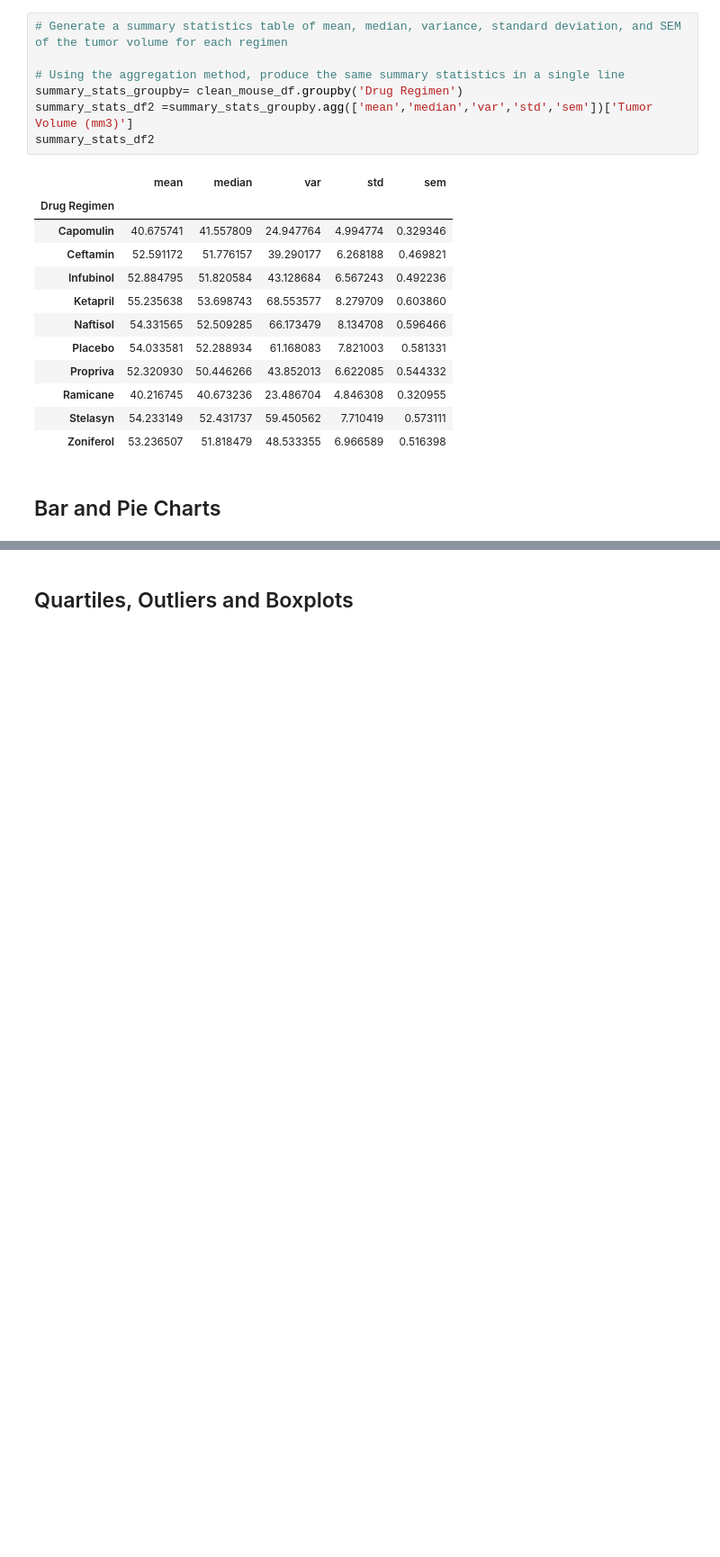
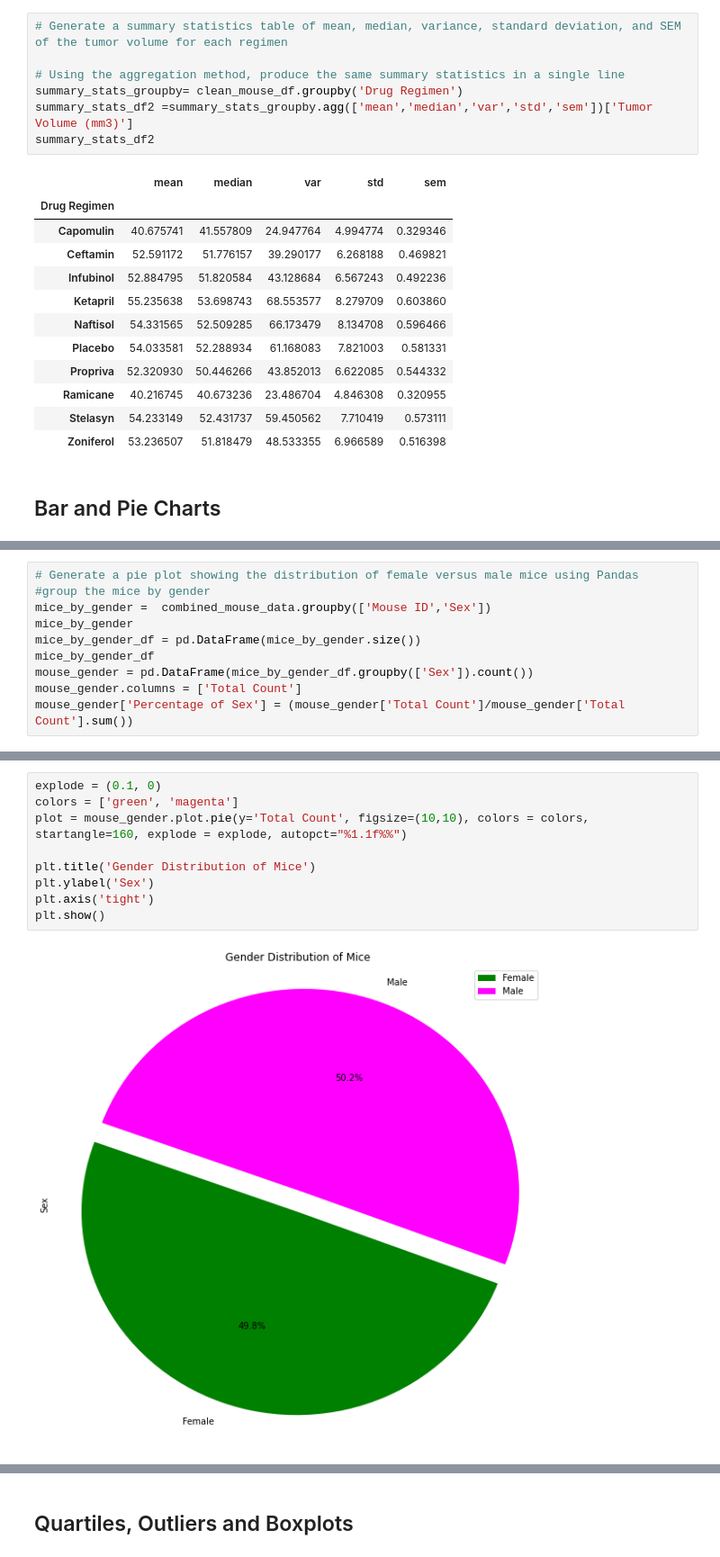
Before and after one commit to couma-dev/Matplotlib-Challenge, a Jupyter notebook: 05-Matplotlib/Instructions/Pymaceuticals/pymaceuticals_starter.ipynb, the cells around one changed output, grey strips where cells are left out. Shown at 90% size. Saved outputs shown, nothing was run; the diff lists cells and outputs as text; blank space fills up the shorter version.

```diff
--- a/05-Matplotlib/Instructions/Pymaceuticals/pymaceuticals_starter.ipynb
+++ b/05-Matplotlib/Instructions/Pymaceuticals/pymaceuticals_starter.ipynb
@@ -146,0 +173,10 @@ plt.show()
+# %%
+# Generate a pie plot showing the distribution of female versus male mice using Pandas
+#group the mice by gender
+mice_by_gender =  combined_mouse_data.groupby(['Mouse ID','Sex'])
+mice_by_gender
+mice_by_gender_df = pd.DataFrame(mice_by_gender.size())
+mice_by_gender_df
+mouse_gender = pd.DataFrame(mice_by_gender_df.groupby(['Sex']).count())
+mouse_gender.columns = ['Total Count']
+mouse_gender['Percentage of Sex'] = (mouse_gender['Total Count']/mouse_gender['Total Count'].sum())
@@ -146,0 +192,11 @@ plt.show()
+# %%
+explode = (0.1, 0)
+colors = ['green', 'magenta']
+plot = mouse_gender.plot.pie(y='Total Count', figsize=(10,10), colors = colors, startangle=160, explode = explode, autopct="%1.1f%%")
+
+plt.title('Gender Distribution of Mice')
+plt.ylabel('Sex')
+plt.axis('tight')
+plt.show()
+# %% [output]
+[figure, added]
```
Also changed, not shown: parts of 28 cells of this notebook.
